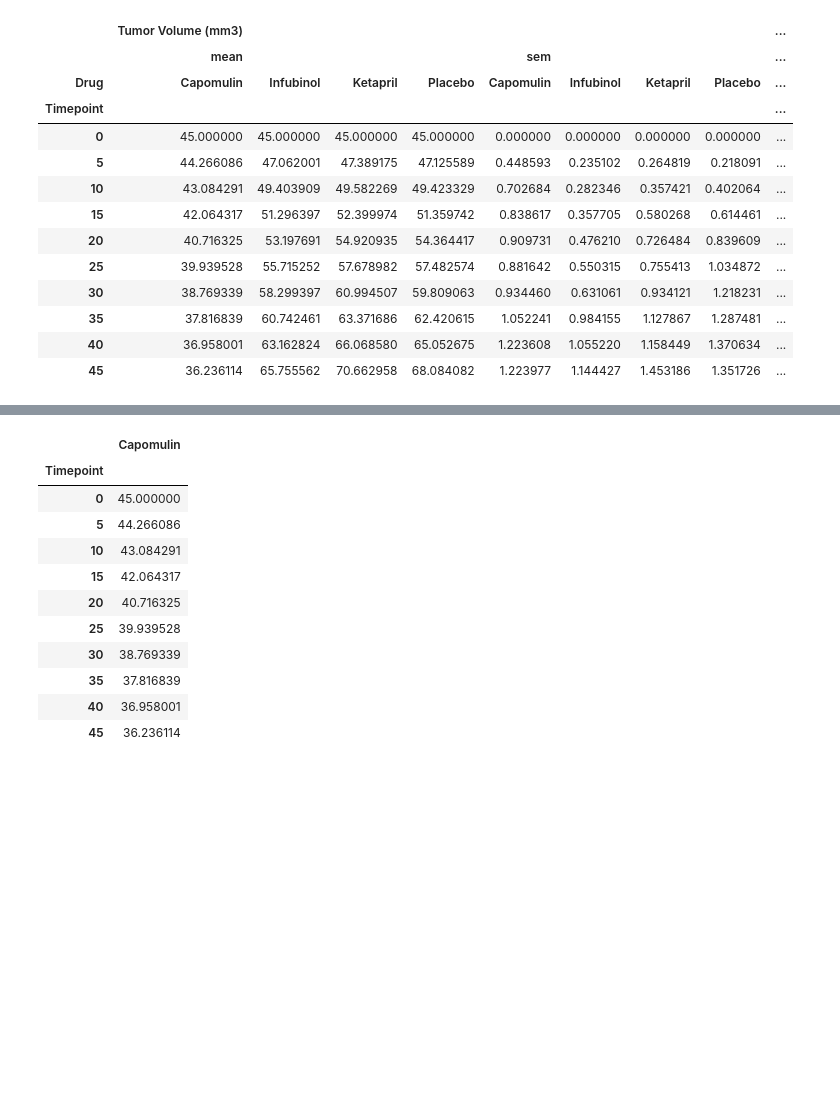
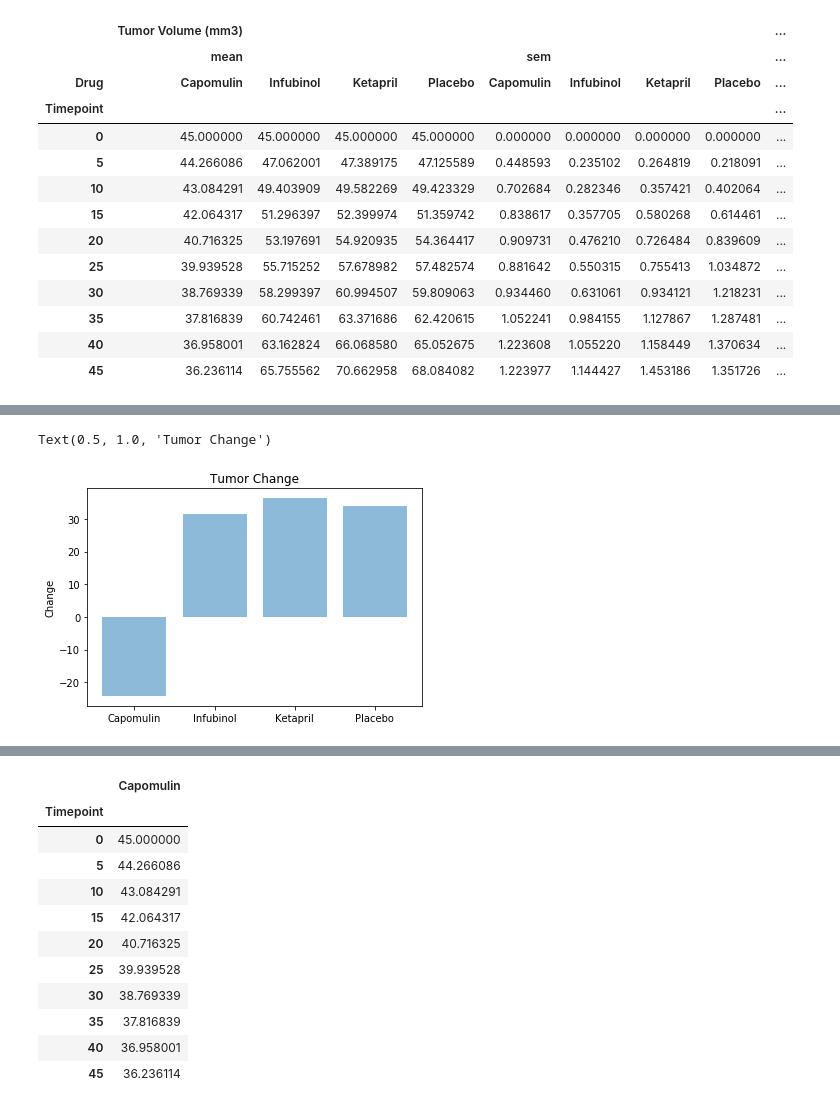
Before and after one commit to bman511/Pymaceuticals, a Jupyter notebook: pymaceuticals.ipynb, the cells around one changed output, grey strips where cells are left out. Saved outputs shown, nothing was run; the diff lists cells and outputs as text; code cells hidden in the pictures; blank space fills up the shorter version.

Commit message:
some charts generated

```diff
--- a/pymaceuticals.ipynb
+++ b/pymaceuticals.ipynb
@@ -148,3 +149,14 @@ unstacked_all
 | 35 | 37.816839 | 60.742461 | 63.371686 | 62.420615 | 1.052241 | 0.984155 | 1.127867 | 1.287481 | ... |
 | 40 | 36.958001 | 63.162824 | 66.068580 | 65.052675 | 1.223608 | 1.055220 | 1.158449 | 1.370634 | ... |
 | 45 | 36.236114 | 65.755562 | 70.662958 | 68.084082 | 1.223977 | 1.144427 | 1.453186 | 1.351726 | ... |
+# %%
+#Select tumor volume mean values from parent dataframe and reset index for further shaping
+tumordf1 = all_group_calcs['Tumor Volume (mm3)']['mean'].reset_index()
+
+#Select only the 0 and 45 day timepoints from the above df and pivot the chart such that 0 and 45 are column headers
+tumordf2 = tumordf1.loc[tumordf1['Timepoint'].isin([0,45])].pivot(index='Drug', columns='Timepoint', values='mean')
+
+#Perform the % change calculation and add to new column in df
+tumordf2['Change'] = round(((tumordf2[45] - tumordf2[0])/tumordf2[45])*100,1)
+
+tumordf2
@@ -150,0 +170,22 @@ unstacked_all
+# %%
+#Labels for x-axis from index of df
+labels = tumordf2.index
+
+#Number of x positions for chart
+y_pos = np.arange(len(labels))
+
+#Values to plot
+plot_vals = tumordf2['Change']
+
+#Great bar container
+plt.bar(y_pos, plot_vals, align='center', alpha=0.5)
+
+#Formatting and labeling
+plt.xticks(y_pos, labels)
+plt.ylabel('Change')
+plt.title('Tumor Change')
+
+#plt.show()
+# %% [output]
+Text(0.5, 1.0, 'Tumor Change')
+[figure, added]
```
Also changed, not shown: parts of 9 cells of this notebook.
